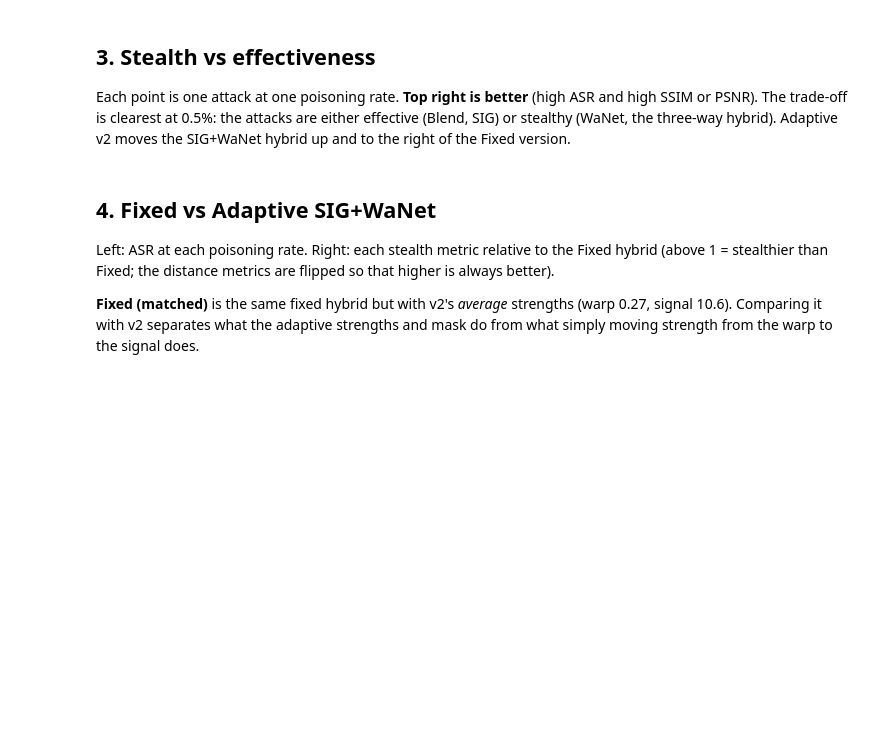
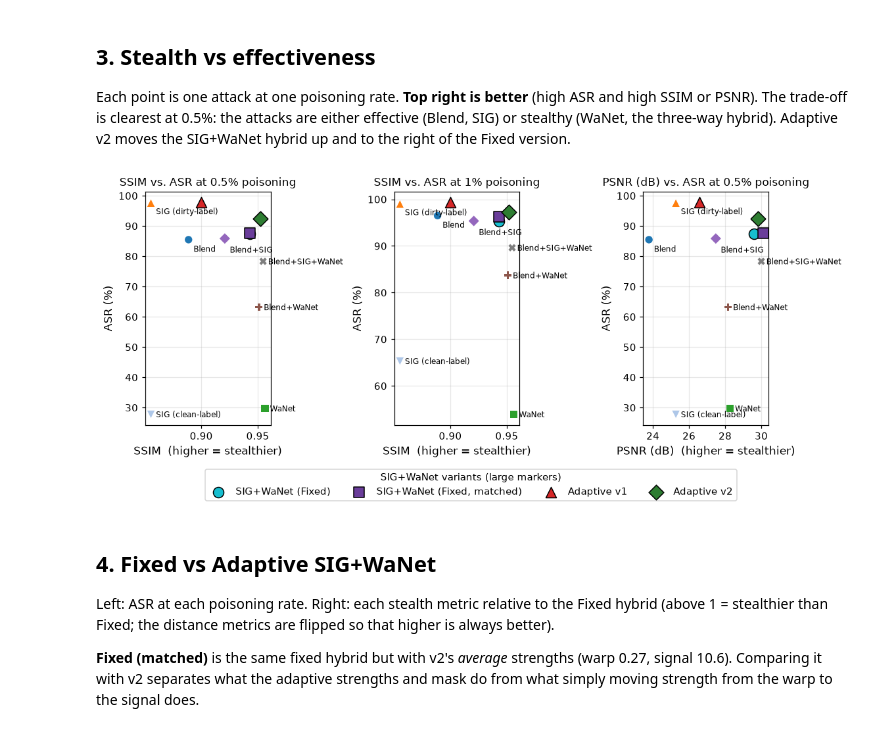
Before and after one commit to KiongLu/FYP_Neural_Network_Backdoor_Attacks, a Jupyter notebook: notebooks/result_visualization.ipynb, the cells around one changed output. Cells and saved outputs as stored; diff of their text form; code cells hidden in the pictures; blank space fills up the shorter version.

```diff
--- a/notebooks/result_visualization.ipynb
+++ b/notebooks/result_visualization.ipynb
@@ -141,25 +156,27 @@ version.
 # %%
 plot_names = [n for n in COLORS if "only" not in n]
 # move some labels so they don't overlap
 OFFSETS = {"SIG (dirty-label)": (5, -11), "Adaptive v1": (7, 3), "Adaptive v2": (7, 4),
            "SIG+WaNet (Fixed)": (7, -16), "Blend+SIG": (5, -14), "Blend": (5, -12), "SIG+WaNet (Fixed, matched)": (-58, -17)}
 SHORT = {"SIG+WaNet (Fixed, matched)": "Fixed (matched)"}
 fig, axes = plt.subplots(1, 3, figsize=(10.5, 4.2))
 for ax, (rate, metric, label) in zip(axes, [(0.005, "ssim", "SSIM"), (0.01, "ssim", "SSIM"), (0.005, "psnr", "PSNR (dB)")]):
     sub = df[(df.poison_rate == rate) & df.attack.isin(plot_names)]
     for _, r in sub.iterrows():
         big = r.attack.startswith("Adaptive") or "Fixed" in r.attack
-        ax.scatter(r[metric], r.asr, s=110 if big else 55, color=COLORS[r.attack],
+        ax.scatter(r[metric], r.asr, s=110 if big else 55, color=COLORS[r.attack], marker=MARKERS[r.attack],
                    edgecolor="k" if big else "none", zorder=3, label=r.attack if big else None)
         if not big:   # the four SIG+WaNet variants are too close together for labels, so the legend names them
             ax.annotate(r.attack, (r[metric], r.asr), fontsize=8,
                         xytext=OFFSETS.get(r.attack, (5, -3)), textcoords="offset points")
 
     ax.set_xlabel(label + "  (higher = stealthier)"); ax.set_ylabel("ASR (%)")
     ax.set_title(f"{label} vs. ASR at {rate:.1%} poisoning".replace(".0%", "%")); ax.grid(alpha=0.3)
 fig.legend(*axes[0].get_legend_handles_labels(), loc="lower center", ncol=4, fontsize=9.5,
            title="SIG+WaNet variants (large markers)", title_fontsize=9.5, bbox_to_anchor=(0.5, -0.12))
 plt.tight_layout(); plt.savefig(f"{FIG_DIR}/stealth_vs_asr.png", bbox_inches="tight"); plt.show()
+# %% [output]
+[figure, added]
 # %% [markdown]
 ## 4. Fixed vs Adaptive SIG+WaNet
 
```
Also changed, not shown: parts of 20 cells of this notebook, 59 other files.
